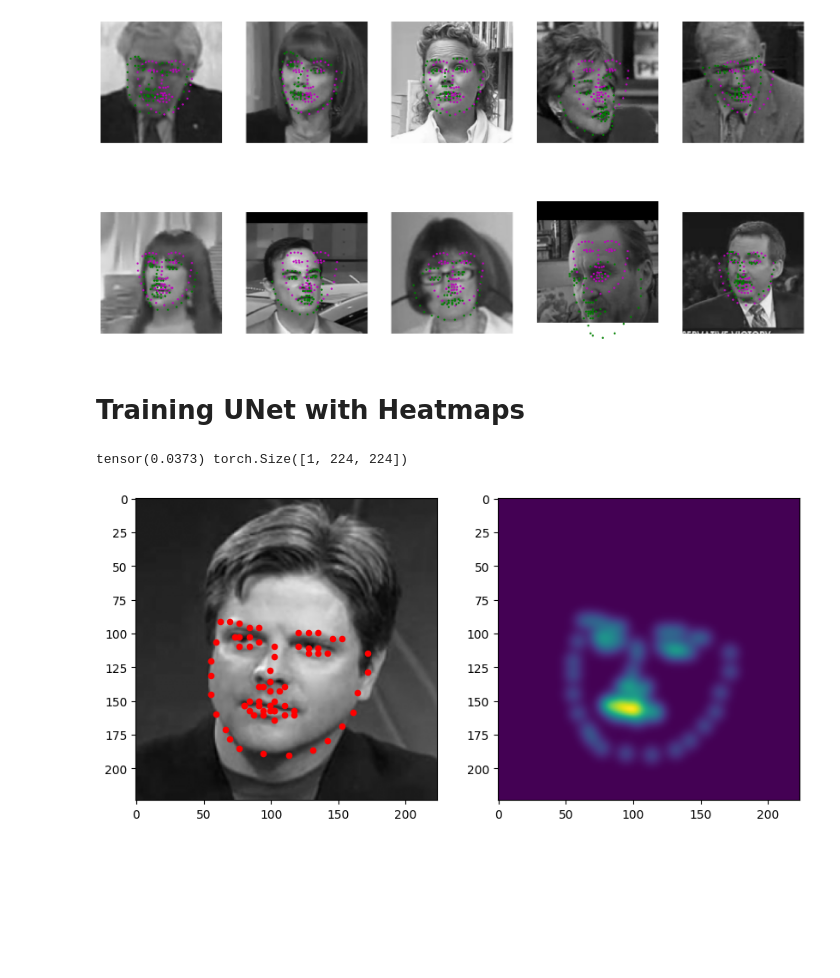
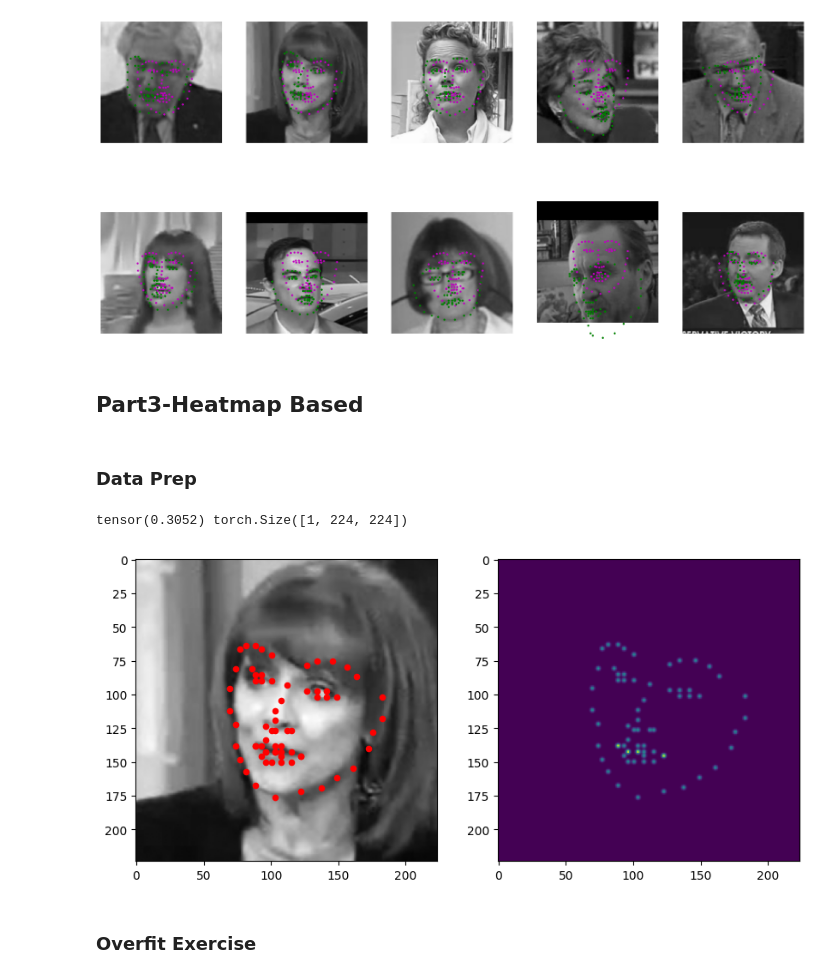
Before and after one commit to LIYunzhe1408/Facial-Keypoint-Detection, a Jupyter notebook: hw3.ipynb, the cells around one changed output. Saved outputs shown, nothing was run; the diff lists cells and outputs as text; code cells hidden in the pictures; blank space fills up the shorter version.

```diff
--- a/hw3.ipynb
+++ b/hw3.ipynb
@@ -882,8 +882,10 @@ torch.Size([10, 1, 224, 224])
 torch.Size([10, 68, 2])
 torch.Size([10, 68, 2])
 [figure]
-# %% [markdown]
-# Training UNet with Heatmaps
+# %% [markdown]
+## Part3-Heatmap Based
+# %% [markdown]
+### Data Prep
 # %%
 # importing the required libraries
 import glob
@@ -938,7 +940,7 @@ transformed_dataset = FacialKeypointsHeatmapDataset(
     root_dir=training_data_dir,
     transform=data_transform,
     output_size=224,
-    sigma=5
+    sigma=1
 )
 # load training data in batches
 batch_size = 32
@@ -949,36 +951,38 @@ train_loader = DataLoader(
 # creating the test dataset
 test_dataset = FacialKeypointsHeatmapDataset(
     csv_file=test_keypoints_csv_path,
     root_dir=test_data_dir,
     transform=data_transform,
     output_size=224,
-    sigma=5
+    sigma=1
 )
 # loading test data in batches
 batch_size = 32
 test_loader = DataLoader(
     test_dataset, batch_size=batch_size, shuffle=True, num_workers=4
 )
 
 for i, data in enumerate(test_loader):
     sample = data
     image = sample['image'][0]
     keypoints = sample['keypoints'][0]
     # plot the image
     plt.figure(figsize=(10, 5))
     plt.subplot(1, 2, 1)
     plt.imshow(image.numpy().transpose(1, 2, 0), cmap='gray')
     plt.scatter(keypoints[:, 0]*50+100, keypoints[:, 1]*50+100, c='r', s=20)
     # show the heatmaps
     plt.subplot(1, 2, 2)
     heatmaps = sample['heatmaps'][0].sum(dim=0).unsqueeze(0)
     print(heatmaps.max(), sample['heatmaps'][0][0].unsqueeze(0).shape)
     plt.imshow(heatmaps.numpy().transpose(1, 2, 0))
     plt.show()
     break
 # %% [output]
-tensor(0.0373) torch.Size([1, 224, 224])
+tensor(0.3052) torch.Size([1, 224, 224])
-[figure, old version]
+[figure, new version]
+# %% [markdown]
+### Overfit Exercise
 # %%
 class Conv(nn.Module):
     def __init__(self, in_channels: int, out_channels: int):
```
Also changed, not shown: parts of 6 cells of this notebook.
